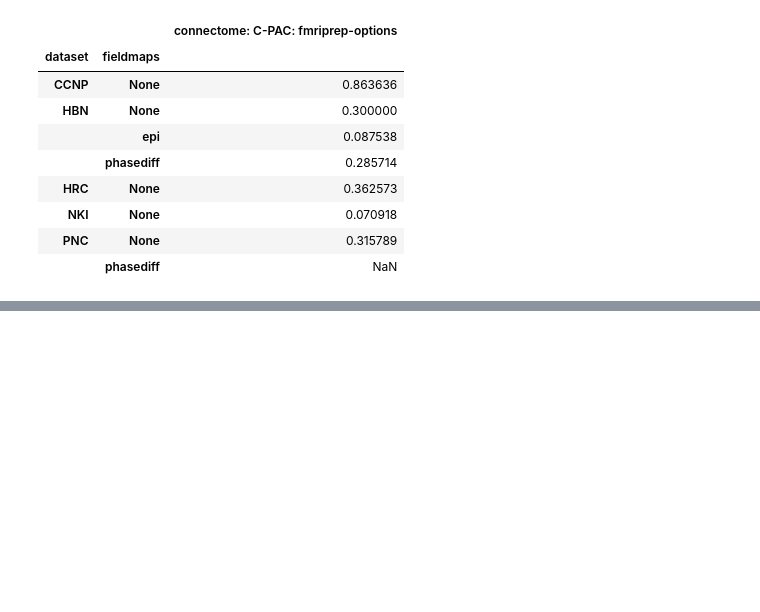
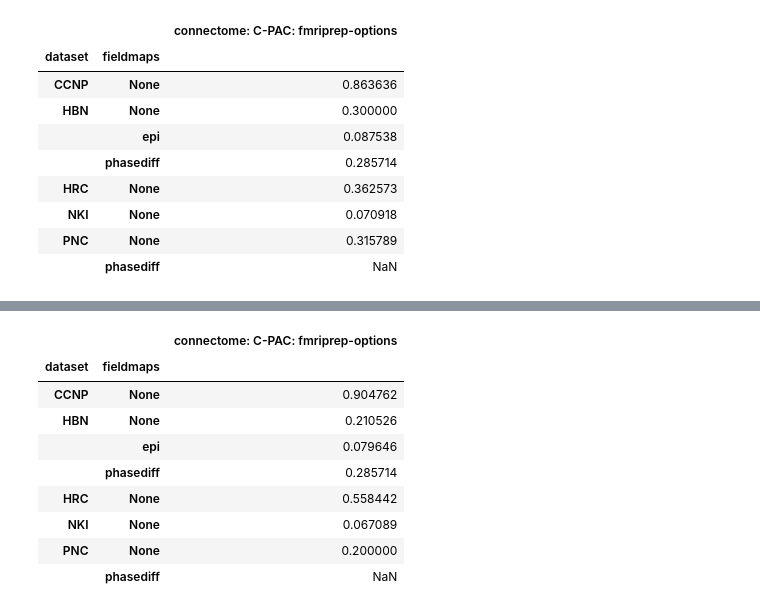
Before and after one commit to shnizzedy/pickle-RBC-exemplars, a Jupyter notebook: pickle_table.ipynb, the cells around one changed output, grey strips where cells are left out. Cells and saved outputs as stored; diff of their text form; code cells hidden in the pictures; blank space fills up the shorter version.

```diff
--- a/pickle_table.ipynb
+++ b/pickle_table.ipynb
@@ -370,0 +399,14 @@ cpac['done']['grouped'] / (cpac['done']['grouped'] + cpac['remaining']['grouped'
+# %%
+# percent of completed task-rest runs by dataset & type of fieldmaps
+cpac['done']['rest-only'] / (cpac['done']['rest-only'] + cpac['remaining']['rest-only'])
+# %% [output]
+|  |  | connectome: C-PAC: fmriprep-options |
+| dataset | fieldmaps |  |
+| CCNP | None | 0.904762 |
+| HBN | None | 0.210526 |
+|  | epi | 0.079646 |
+|  | phasediff | 0.285714 |
+| HRC | None | 0.558442 |
+| NKI | None | 0.067089 |
+| PNC | None | 0.200000 |
+|  | phasediff | NaN |
```
Also changed, not shown: parts of 3 cells of this notebook.
